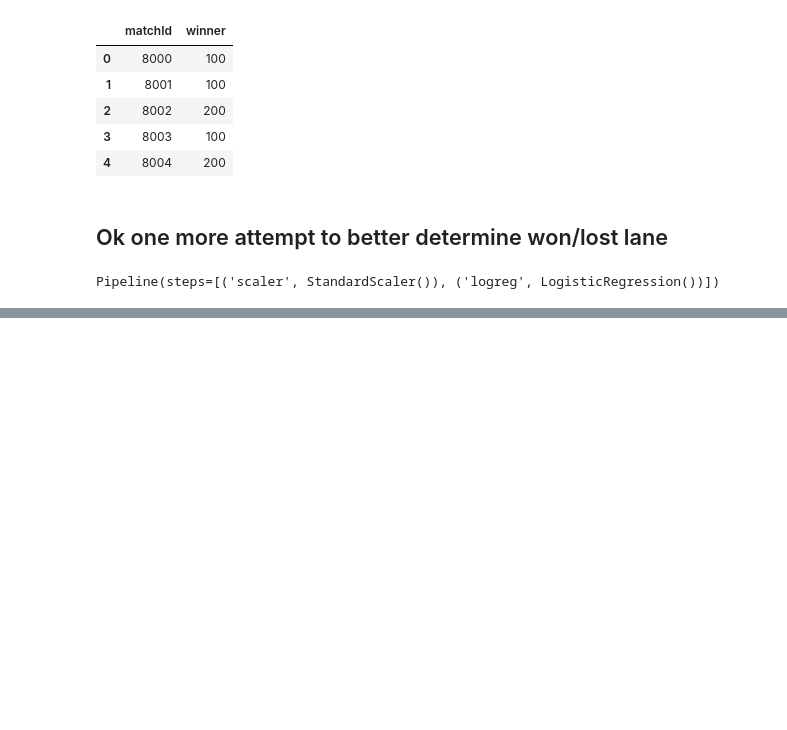
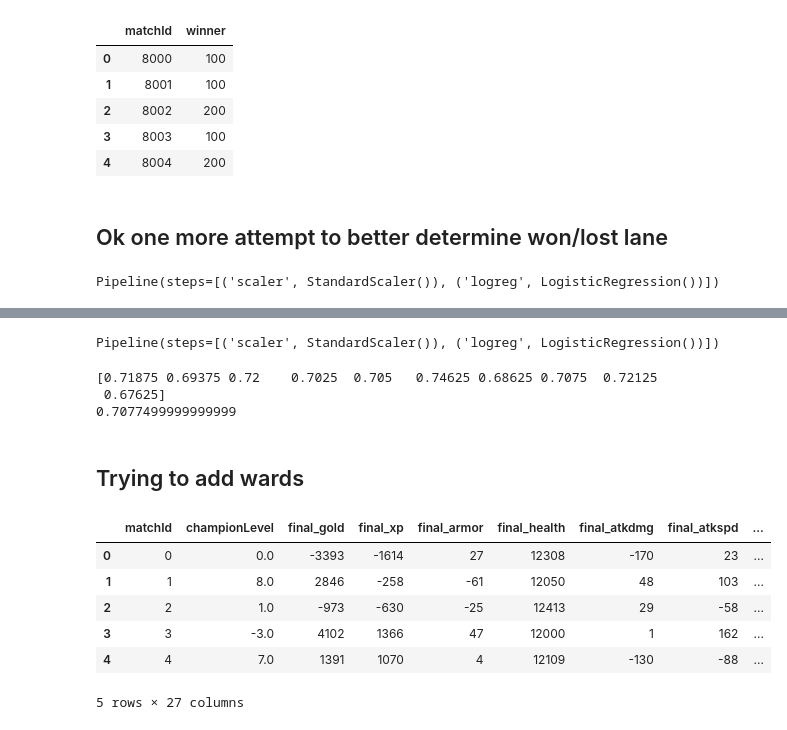
Before and after one commit to nss-data-science-cohort-6/kaggle_lol-elden-ring, a Jupyter notebook: notebooks/prediction_models.ipynb, the cells around one changed output, grey strips where cells are left out. Saved outputs shown, nothing was run; the diff lists cells and outputs as text; code cells hidden in the pictures; blank space fills up the shorter version.

```diff
--- a/notebooks/prediction_models.ipynb
+++ b/notebooks/prediction_models.ipynb
@@ -456,5 +456,5 @@ print(end - start)
 # %% [markdown]
 ## Using Frames
 # %%
-last_frame_values = pd.read_csv('../data/last_frame_values.csv')
+train_last_frame_values = pd.read_csv('../data/train_last_frame_values.csv')
 # %%
@@ -897,0 +956,28 @@ print(np.mean(summoner_cv_scores))
+# %%
+pipeline_lastframe_lanes.fit(X_train, y_train)
+# %% [output]
+Pipeline(steps=[('scaler', StandardScaler()), ('logreg', LogisticRegression())])
+# %%
+summoner_cv_scores = cross_val_score(
+    estimator = pipeline_lastframe_lanes,
+    X = X_train,
+    y = y_train,
+    cv = kfold
+)
+
+print(summoner_cv_scores)
+print(np.mean(summoner_cv_scores))
+# %% [output]
+[0.71875 0.69375 0.72    0.7025  0.705   0.74625 0.68625 0.7075  0.72125
+ 0.67625]
+0.7077499999999999
+# %% [markdown]
+## Trying to add wards
+# %%
+training_events = pd.read_csv('../data/training_events.csv')
+# %%
+vars = ['wards_placed', 'wards_killed', 'turretplates_destroyed', 'elite_monsters_killed']
+
+convert_team_values(training_events, vars)
+
+training_events = training_events.groupby('matchId')[vars].sum()
@@ -897,0 +1043,10 @@ print(np.mean(summoner_cv_scores))
+# %%
+X_train.head()
+# %% [output]
+|  | matchId | championLevel | final_gold | final_xp | final_armor | final_health | final_atkdmg | final_atkspd | ... |
+| 0 | 0 | 0.0 | -3393 | -1614 | 27 | 12308 | -170 | 23 | ... |
+| 1 | 1 | 8.0 | 2846 | -258 | -61 | 12050 | 48 | 103 | ... |
+| 2 | 2 | 1.0 | -973 | -630 | -25 | 12413 | 29 | -58 | ... |
+| 3 | 3 | -3.0 | 4102 | 1366 | 47 | 12000 | 1 | 162 | ... |
+| 4 | 4 | 7.0 | 1391 | 1070 | 4 | 12109 | -130 | -88 | ... |
+5 rows × 27 columns
```
Also changed, not shown: parts of 33 cells of this notebook, 1 other file.
